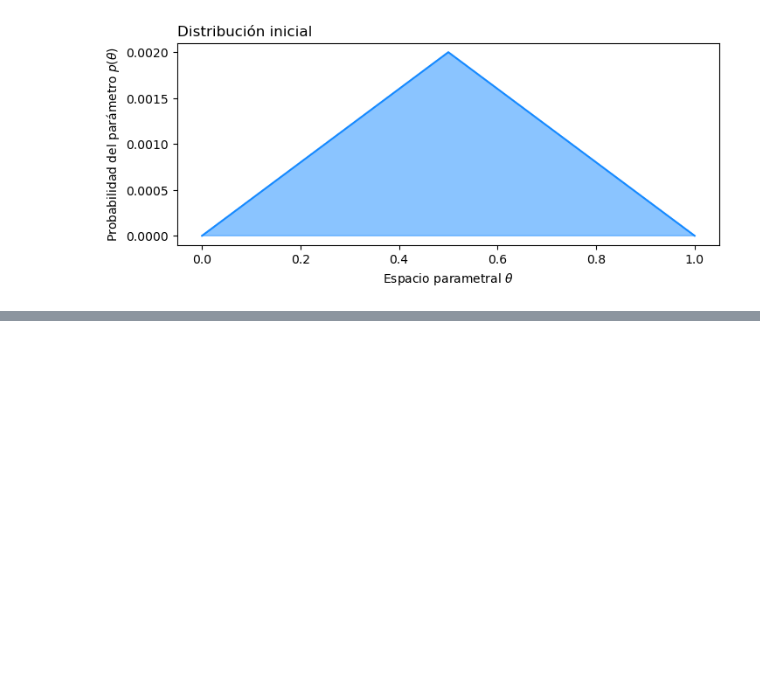
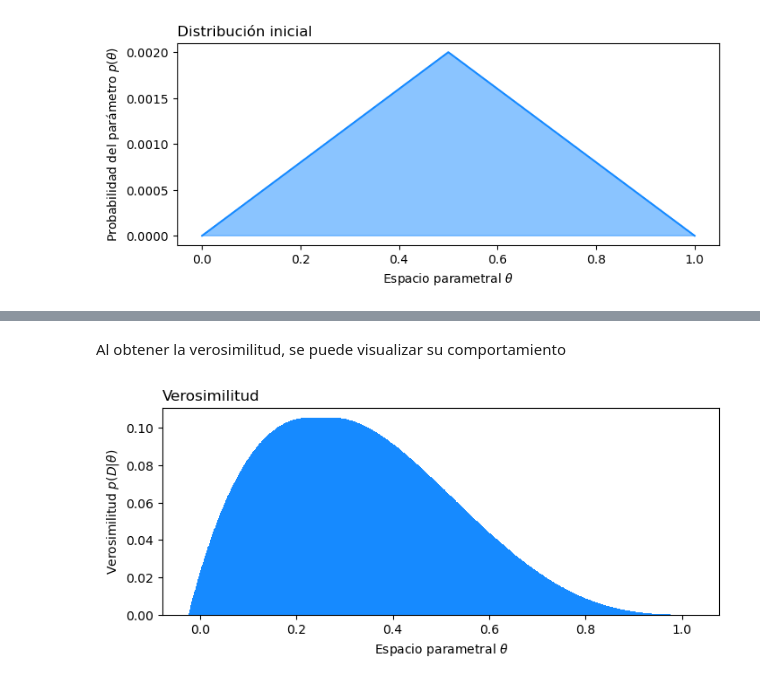
Before and after one commit to CAMM961001/bayesian_analysis, a Jupyter notebook: notebooks/02_regla_bayes.ipynb, the cells around one changed output, grey strips where cells are left out. Saved outputs shown, nothing was run; the diff lists cells and outputs as text; code cells hidden in the pictures; blank space fills up the shorter version.

Commit message:
Likelihood for more params and more data

```diff
--- a/notebooks/02_regla_bayes.ipynb
+++ b/notebooks/02_regla_bayes.ipynb
@@ -205,0 +208,10 @@ $$p(y_i|\theta)$$
+# %%
+# Número de lanzamientos y proporción de y=1
+n = 4
+prop = 0.25
+
+# Conjunto de observaciones
+nuevos_datos = np.concatenate([
+    np.zeros(shape=(n - int(n * prop), ))
+    ,np.ones(shape=(int(n * prop), )) ], axis=0)#.reshape((1,4))
+nuevos_datos
@@ -205,0 +227,8 @@ $$p(y_i|\theta)$$
+# %%
+verosim_arr = np.apply_along_axis(
+    func1d = bernoulli_pdf(y=nuevos_datos)
+    ,axis = 1
+    ,arr = np.array(datos.theta).reshape((-1, 1)))
+
+print(verosim_arr.shape)
+verosim_arr
@@ -205,0 +244,24 @@ $$p(y_i|\theta)$$
+# %% [markdown]
+Al obtener la verosimilitud, se puede visualizar su comportamiento
+# %%
+# Verosimilitud de la observación bajo distintos valores del parámetro
+datos['verosim'] = verosim_arr.prod(axis=1)
+
+# Configuración de figura
+fig, ax = plt.subplots(figsize=(8,3))
+
+# Elementos de visualización
+ax.bar(
+    x = datos.theta
+    ,height = datos.verosim
+    ,width = 0.05
+    ,color = CONFIG['graficas']['colors']['azul'])
+
+# Anotaciones de figura
+ax.set_title(f'Verosimilitud', loc='left')
+ax.set_xlabel(r'Espacio parametral $\theta$')
+ax.set_ylabel(r'Verosimilitud $p(D|\theta)$')
+
+plt.show()
+# %% [output]
+[figure, added]
```
Also changed, not shown: parts of 4 cells of this notebook.
